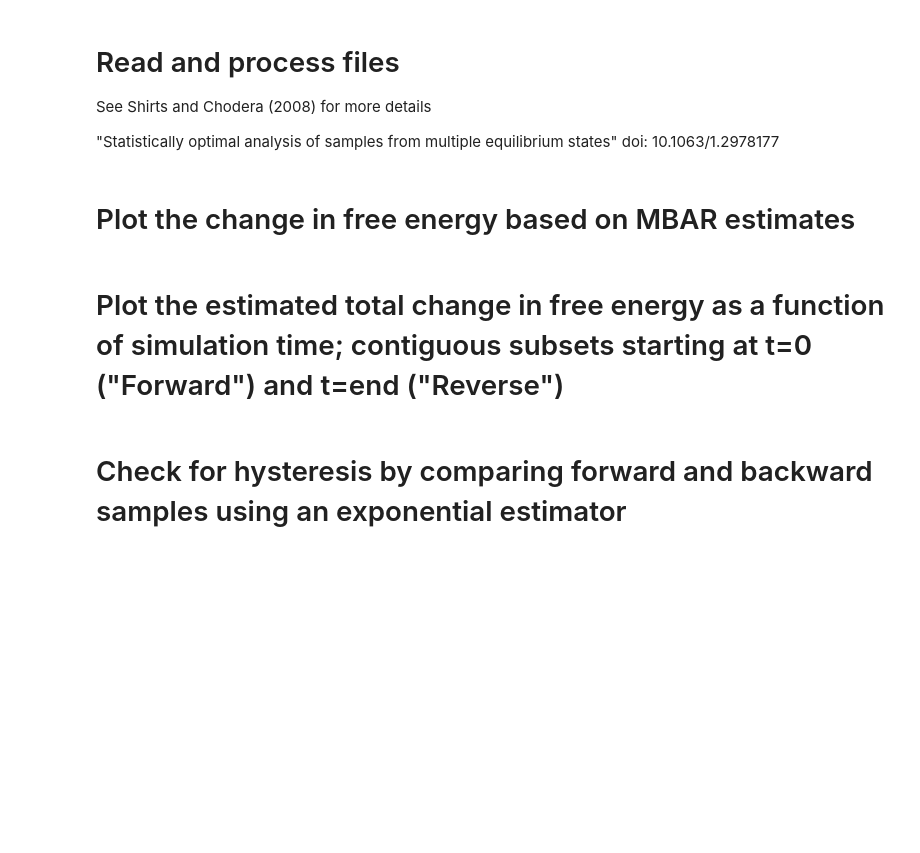
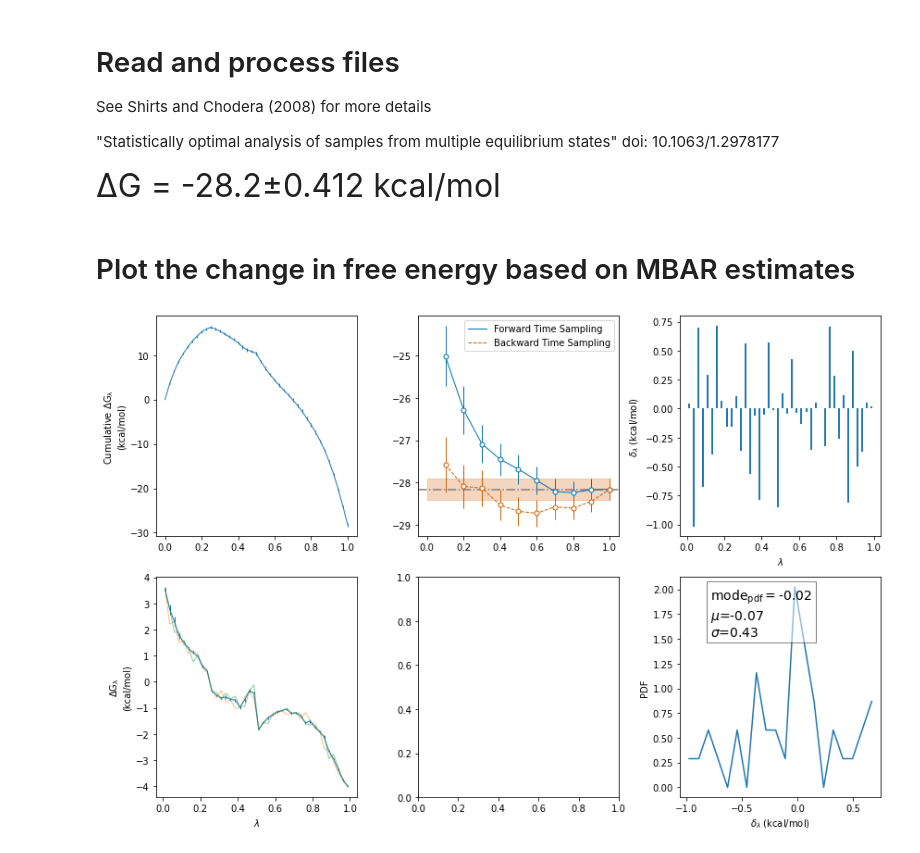
Before and after one commit to BranniganLab/safep, a Jupyter notebook: BAR_Estimator_Basic.ipynb, the cells around one changed output. Saved outputs shown, nothing was run; the diff lists cells and outputs as text; code cells hidden in the pictures; blank space fills up the shorter version.

Commit message:
combining figures

```diff
--- a/BAR_Estimator_Basic.ipynb
+++ b/BAR_Estimator_Basic.ipynb
@@ -41,26 +36,52 @@ u_nk, affix = readAndProcess(fepoutFiles, temperature, decorrelate, detectEQ) #u
 perWindow, cumulative = doEstimation(u_nk)
 # %%
 changeAndError = f'\u0394G = {np.round(cumulative.BAR.f.iloc[-1]*RT, 1)}\u00B1{np.round(cumulative.BAR.errors.iloc[-1], 3)} kcal/mol'
-print(changeAndError)
+Markdown('<font size=7>{}</font><br/>'.format(changeAndError))
+# %% [output]
+<font size=7>ΔG = -28.2±0.412 kcal/mol</font><br/>
 # %% [markdown]
 # Plot the change in free energy based on MBAR estimates
+# %%
+forward, forward_error, backward, backward_error = doConvergence(u_nk)
+X, Y, pdfX, pdfY, fitted, pdfXnorm, pdfYnorm, pdfYexpected = getPDF(np.array(perWindow.EXP.dG_f), np.array(perWindow.EXP.dG_b))
 # %%
-fig, (cumAx, eachAx) = plt.subplots(2,1, sharex=True)
+fig, ((cumAx, convAx, hystAx),( eachAx, _, pdfAx)) = plt.subplots(3,2, sharex=False)
 # Cumulative change in kcal/mol
 cumAx.errorbar(cumulative.index, cumulative.BAR.f*RT, yerr=cumulative.BAR.errors, marker=None, linewidth=1)
 cumAx.set(ylabel=r'Cumulative $\rm\Delta G_{\lambda}$'+'\n(kcal/mol)')
 
 # Per-window change in kcal/mol
 eachAx.errorbar(perWindow.index, perWindow.BAR.df*RT, yerr=perWindow.BAR.ddf, marker=None, linewidth=1)
 eachAx.plot(perWindow.index, perWindow.EXP.dG_f*RT, marker=None, linewidth=1, alpha=0.5)
 eachAx.errorbar(perWindow.index, -perWindow.EXP.dG_b*RT, marker=None, linewidth=1, alpha=0.5)
 eachAx.set(xlabel=r'$\lambda$', ylabel=r'$\rm\Delta G_{\lambda}$'+'\n(kcal/mol)')
 
-fig.set_figwidth(5)
+
+convAx = convergencePlot(convAx, forward*RT, forward_error*RT, backward*RT, backward_error*RT)
+convAx.legend()
+
+
+hystAx.vlines(perWindow.index, np.zeros(len(perWindow)), perWindow.EXP['difference'], label="fwd - bwd", linewidth=2)
+
+std = np.std(X)
+mean = np.average(X)
+temp = pd.Series(pdfY, index=pdfX)
+mode = temp.idxmax()
+hystAx.set(xlabel=r'$\lambda$', ylabel=r'$\delta_\lambda$ (kcal/mol)')
+textstr = r"$\rm{mode_{pdf}=}$"+f"{np.round(mode,2)}"+"\n"+fr"$\mu$={np.round(mean,2)}"+"\n"+fr"$\sigma$={np.round(std,2)}"
+props = dict(boxstyle='square', facecolor='white', alpha=0.5)
+pdfAx.text(0.15, 0.95, textstr, transform=pdfAx.transAxes, fontsize=14,
+        verticalalignment='top', bbox=props)
+
+
+pdfAx.plot(pdfX, pdfY,  label="Estimated Distribution")
+pdfAx.set(xlabel=r'$\delta_\lambda$ (kcal/mol)', ylabel="PDF")
+
+fig.set_figwidth(12)
 fig.set_figheight(8)
 fig.tight_layout()
-plt.savefig(f'{path}dG_{affix}.pdf')
-plt.savefig(f'{path}dG_{affix}.png', dpi=600)
+#plt.savefig(f'{path}dG_{affix}.pdf')
+#plt.savefig(f'{path}dG_{affix}.png', dpi=600)
 plt.show()
+# %% [output]
+[figure, added]
-# %% [markdown]
-# Plot the estimated total change in free energy as a function of simulation time; contiguous subsets starting at t=0 ("Forward") and t=end ("Reverse")
@@ -71,3 +87,0 @@ plt.savefig(f"{path}_Convergence_{affix}.png", dpi=600)
-# %% [markdown]
-
-# Check for hysteresis by comparing forward and backward samples using an exponential estimator
```
Also changed, not shown: parts of 6 cells of this notebook, 1 other file.
